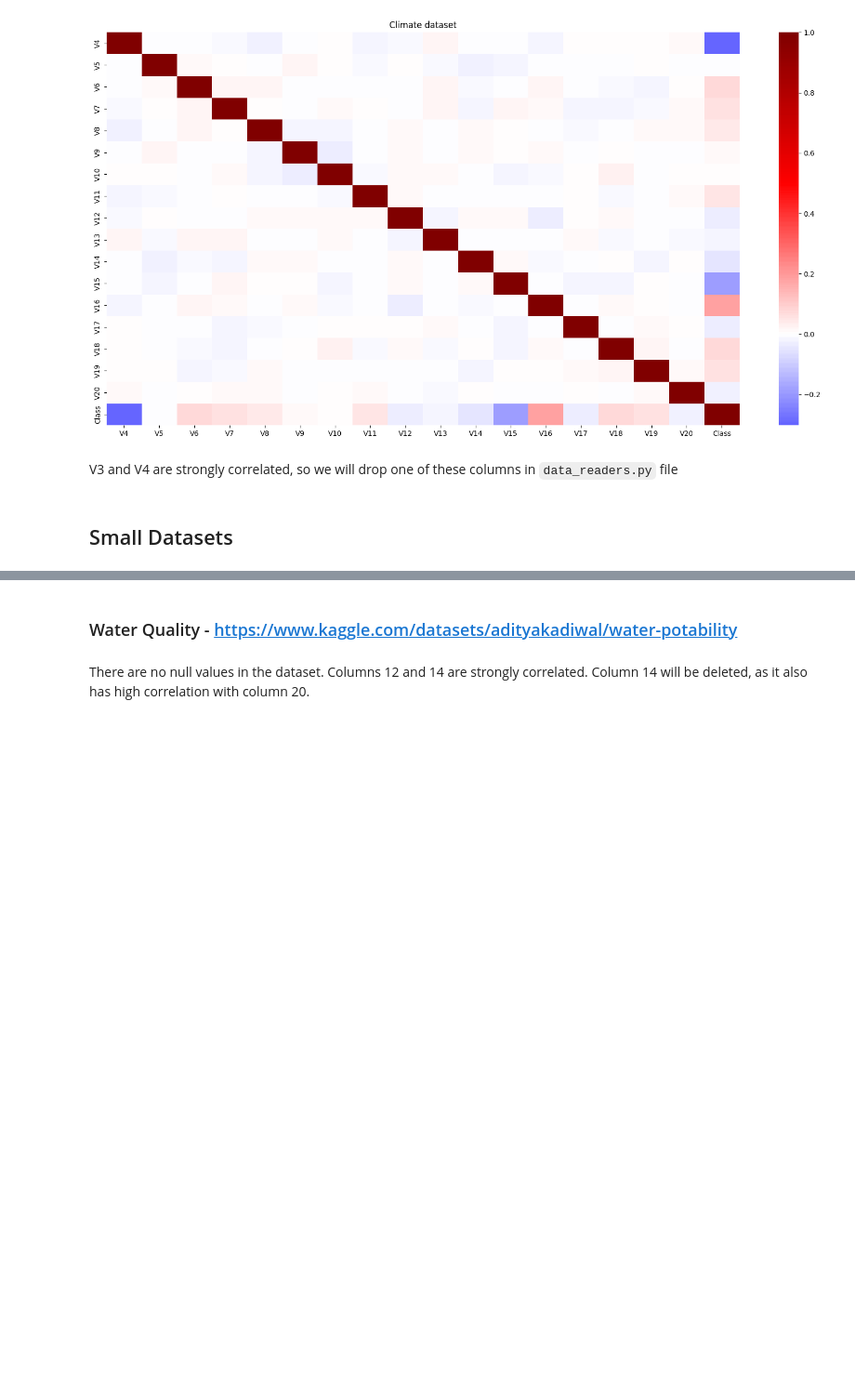
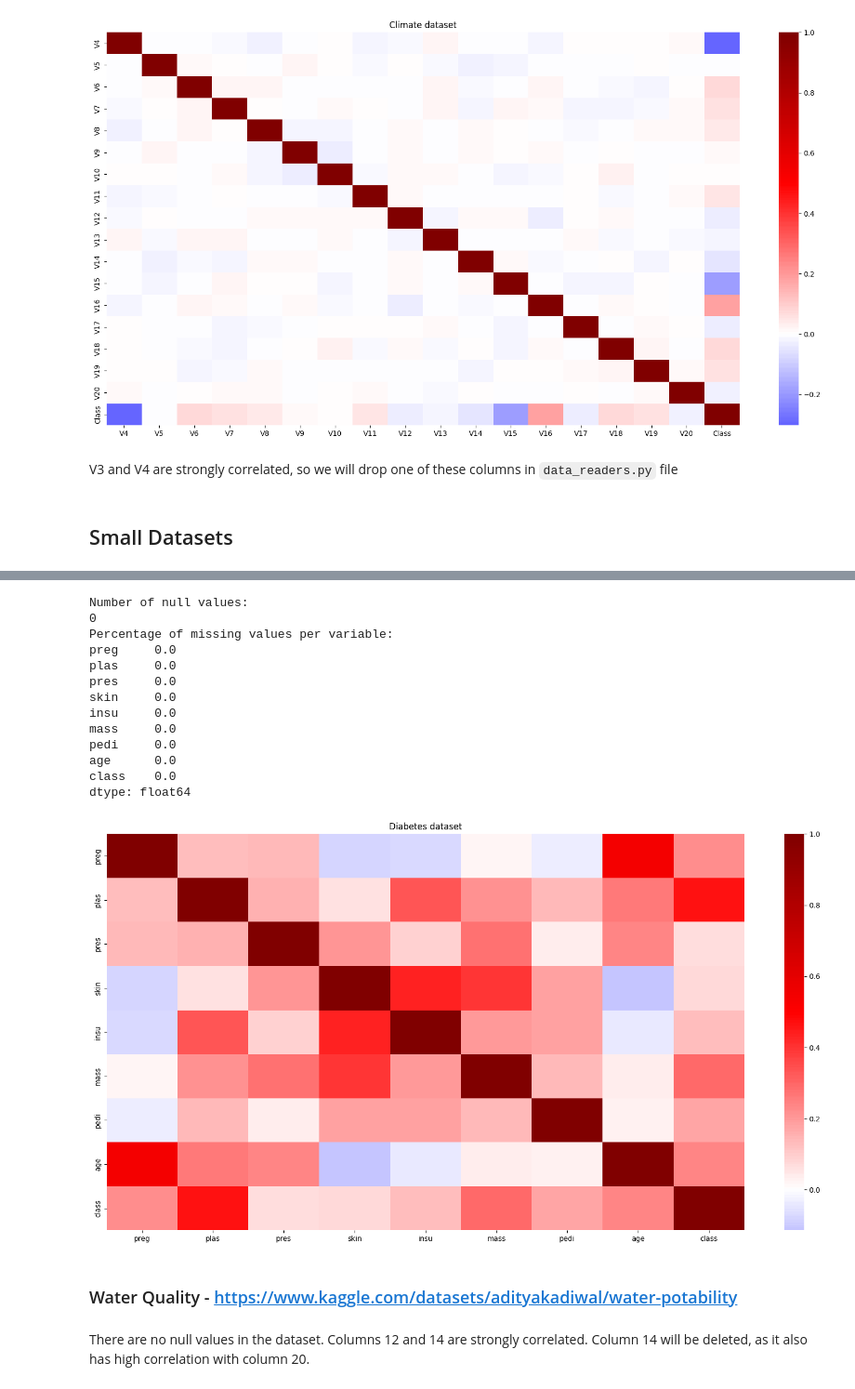
Before and after one commit to LJaremek/AdvancedMachineLearningProject-MINI, a Jupyter notebook: data_processing.ipynb, the cells around one changed output, grey strips where cells are left out. Shown: that part at 93% size. Drawn from its saved outputs; the diff is of its cells as text; code cells hidden in the pictures; blank space fills up the shorter version.

Commit message:
added diabetes dataset

```diff
--- a/data_processing.ipynb
+++ b/data_processing.ipynb
@@ -158,0 +161,4 @@ V3 and V4 are strongly correlated, so we will drop one of these columns in `data
+# %%
+data = arff.loadarff("./data/diabetes/dataset_37_diabetes.arff")
+diabetes_df = pd.DataFrame(data[0])
+diabetes_df.head()
@@ -159,3 +172,35 @@ V3 and V4 are strongly correlated, so we will drop one of these columns in `data
+# %%
+diabetes_df.replace({'class': {b'tested_positive': 1, b'tested_negative': 0}}, inplace=True)
+diabetes_df['class'] = diabetes_df['class'].astype('float64')
+# %%
+print("Number of null values:")
+print(diabetes_df.isnull().sum().sum())
+
+missing_percentage = (diabetes_df.isnull().sum() / len(diabetes_df)) * 100
+print("Percentage of missing values per variable:")
+print(missing_percentage)
+
+correlated_columns = check_correlation(diabetes_df)
+
+for col, correlated_cols in correlated_columns:
+    print(f"Column {col} is strongly correlated with columns: {', '.join(map(str, correlated_cols))}")
+
+plot_dataset(diabetes_df, title="Diabetes dataset")
+# %% [output]
+Number of null values:
+0
+Percentage of missing values per variable:
+preg     0.0
+plas     0.0
+pres     0.0
+skin     0.0
+insu     0.0
+mass     0.0
+pedi     0.0
+age      0.0
+class    0.0
+dtype: float64
+[figure, added]
 # %% [markdown]
 ### Water Quality -  https://www.kaggle.com/datasets/adityakadiwal/water-potability
 # %% [markdown]
```
Also changed, not shown: parts of 2 cells of this notebook, 3 other files.
